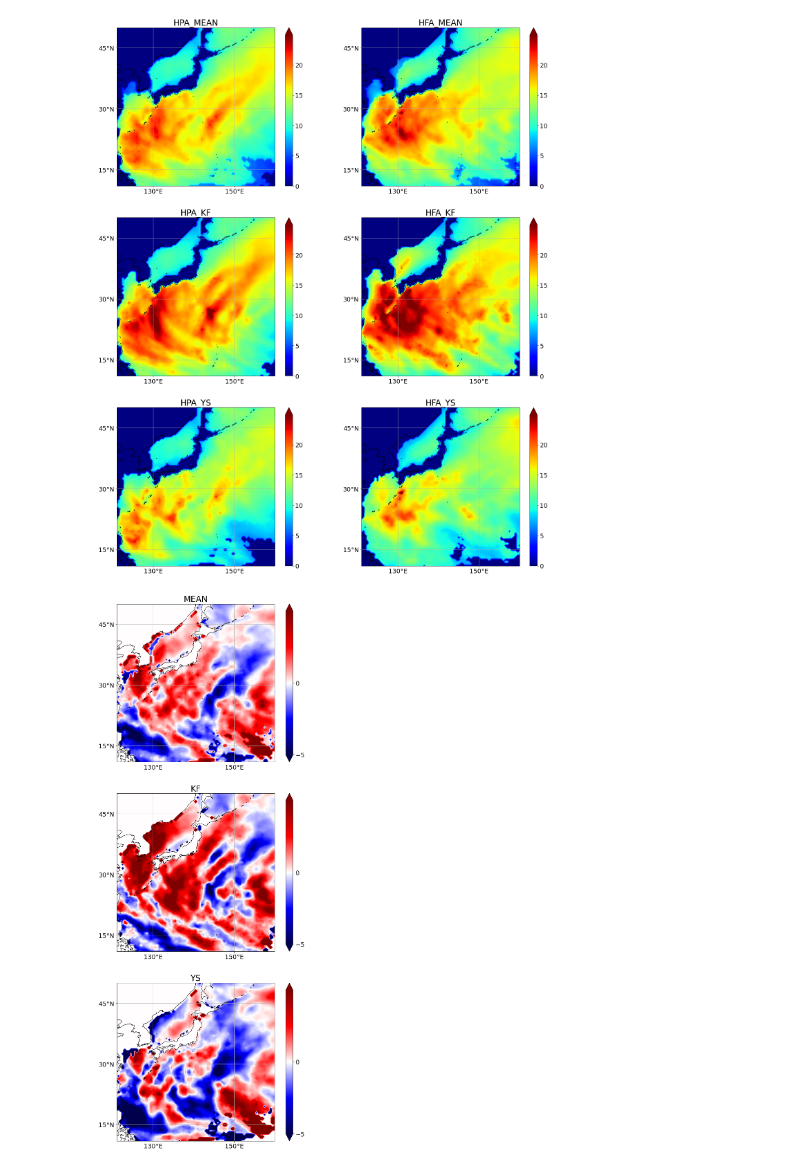
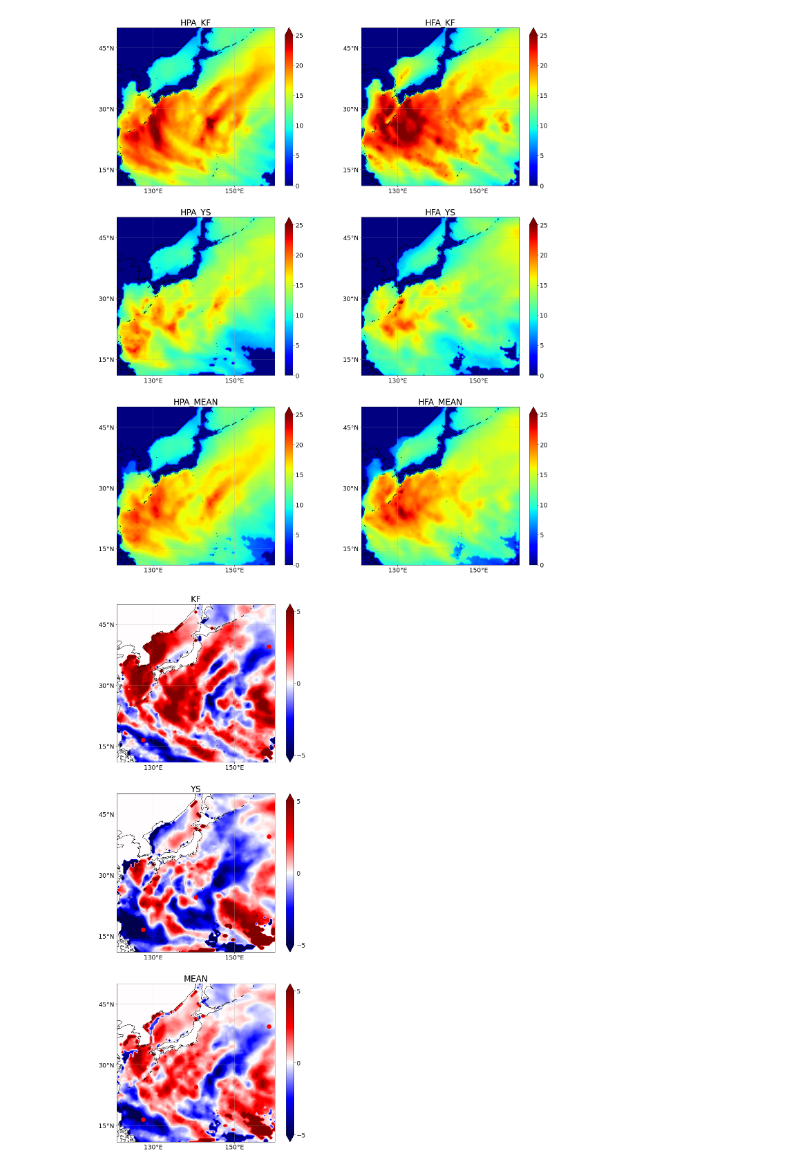
Before and after one commit to greedtn/MRI-AGCM3.2H, a Jupyter notebook: 10y_vizualize(100)(thr=6)/RV_diff.ipynb, the cells around one changed output. Drawn from its saved outputs; the diff is of its cells as text; code cells hidden in the pictures.

```diff
--- a/10y_vizualize(100)(thr=6)/RV_diff.ipynb
+++ b/10y_vizualize(100)(thr=6)/RV_diff.ipynb
@@ -12,7 +12,7 @@ import copy
 from cartopy.mpl.ticker import LongitudeFormatter, LatitudeFormatter
 import matplotlib.ticker as ticker
 
-MODEL = ['MEAN', 'KF', 'YS']
+MODEL = ['KF', 'YS', 'MEAN']
 
 with open('../lats.csv', 'r') as csv_file:
     csv_reader = reader(csv_file)
@@ -21,25 +21,22 @@ with open('../lons.csv', 'r') as csv_file:
     csv_reader = reader(csv_file)
     lons = list(csv_reader)
 
+# 緯度経度をstrからfloatに変換
 for i in range(79):
     for j in range(79):
         lats[i][j] = float(lats[i][j])
         lons[i][j] = float(lons[i][j])
 
-lat_s = lats[0][0]
-lat_n = lats[0][-1]
-lon_w = lons[0][0]
-lon_e = lons[-1][0]
-
 DATA_F = []
 DATA_P = []
 
-with open('RV_csv/HFA_AS.csv', 'r') as csv_file:
-    csv_reader = reader(csv_file)
-    DATA_F.append(list(csv_reader))
-with open('RV_csv/HPA_AS.csv', 'r') as csv_file:
-    csv_reader = reader(csv_file)
-    DATA_P.append(list(csv_reader))
+# ASは解析対象外
+# with open('RV_csv/HFA_AS.csv', 'r') as csv_file:
+#     csv_reader = reader(csv_file)
+#     DATA_F.append(list(csv_reader))
+# with open('RV_csv/HPA_AS.csv', 'r') as csv_file:
+#     csv_reader = reader(csv_file)
+#     DATA_P.append(list(csv_reader))
 with open('RV_csv/HFA_KF.csv', 'r') as csv_file:
     csv_reader = reader(csv_file)
     DATA_F.append(list(csv_reader))
@@ -56,28 +53,28 @@ with open('RV_csv/HPA_YS.csv', 'r') as csv_file:
 # str → float
 for i in range(79):
     for j in range(79):
-        for k in range(3):
+        for k in range(2):
             DATA_F[k][i][j] = float(DATA_F[k][i][j])
             DATA_P[k][i][j] = float(DATA_P[k][i][j])
 
-for i in range(3):
+# list → np-array
+for i in range(2):
     DATA_F[i] = np.array(DATA_F[i])
     DATA_P[i] = np.array(DATA_P[i])
-DATA_F[0] = (DATA_F[1] + DATA_F[2]) / 2
-DATA_P[0] = (DATA_P[1] + DATA_P[2]) / 2
+
+DATA_F.append((DATA_F[0] + DATA_F[1]) / 2)
+DATA_P.append((DATA_P[0] + DATA_P[1]) / 2)
 
 # 現在気候・将来気候のRV contour
 fig = plt.figure(figsize=(20, 24))
-levels = np.arange(0, 25, 0.1)
+levels = np.arange(0, 25.01, 0.01)
 for i in range(6):
     ax = fig.add_subplot(3, 2, i + 1, projection=ccrs.PlateCarree())
     if i % 2 == 0:
         a = plt.contourf(lons, lats, DATA_P[i // 2], levels=levels, transform=ccrs.PlateCarree(), cmap='jet', extend='max')
+        ax.set_title('HPA_' + MODEL[i // 2], fontsize=24)
     else:
         a = plt.contourf(lons, lats, DATA_F[i // 2], levels=levels, transform=ccrs.PlateCarree(), cmap='jet', extend='max')
-    if i % 2 == 0:
-        ax.set_title('HPA_' + MODEL[i // 2], fontsize=24)
-    else:
         ax.set_title('HFA_' + MODEL[i // 2], fontsize=24)
     c_bar = plt.colorbar(a, ticks=[0, 5, 10, 15, 20, 25])
     c_bar.ax.tick_params(labelsize=18)
@@ -93,36 +90,41 @@ for i in range(6):
     gl = ax.gridlines(crs=ccrs.PlateCarree(), draw_labels=False, alpha=0.5) # 経度線・緯度線ラベルを無効
     gl.xlocator = ticker.FixedLocator([130, 150]) # 経度線
     gl.ylocator = ticker.FixedLocator([15, 30, 45]) # 緯度線
 plt.subplots_adjust(left=0.05, right=0.95, bottom=0.05, top=0.95)
-# plt.savefig("../img(100)(thr=8)/10y_rv.png")
+plt.savefig("../img/10y_rv.png")
 plt.show()
 
-# 描画(将来気候と現在気候の最大波高の差)
+# 描画(差)
 fig = plt.figure(figsize=(10, 24))
-levels = np.arange(-5, 5, 0.01)
+levels = np.arange(-5, 5.01, 0.01)
 cmap = copy.copy(mpl.cm.get_cmap("seismic"))
+INDEX = [79*67 + 13, 79*51 + 39, 79*21 + 75]
 for i in range(3):
     ax = fig.add_subplot(3, 1, i + 1, projection=ccrs.PlateCarree())
     a = plt.contourf(lons, lats, DATA_F[i] - DATA_P[i], levels=levels, transform=ccrs.PlateCarree(), cmap=cmap, extend='both')
     c_bar = plt.colorbar(a, ticks=[-5, 0, 5])
     c_bar.ax.tick_params(labelsize=18)
     c_bar.ax.yaxis.set_minor_locator(ticker.NullLocator())
     ax.set_xticks([130,150], crs=ccrs.PlateCarree()) # gridを引く経度を指定 360にすると0Wが出ない
     ax.set_yticks([15, 30, 45], crs=ccrs.PlateCarree()) # gridを引く緯度を指定
     lon_formatter = LongitudeFormatter(zero_direction_label=True) # 経度
     lat_formatter = LatitudeFormatter() # 緯度。formatを指定することも可能
+    ### テストプロット
+    for idx in INDEX:
+        ax.plot(lons[idx // 79][idx % 79], lats[idx // 79][idx % 79], 'ro',markersize='12')
+    ### テストプロット
     ax.xaxis.set_major_formatter(lon_formatter)
     ax.yaxis.set_major_formatter(lat_formatter)
     ax.axes.tick_params(labelsize=18)
     ax.grid()
     ax.coastlines()
     gl = ax.gridlines(crs=ccrs.PlateCarree(), draw_labels=False, alpha=0.5) # 経度線・緯度線ラベルを無効
     gl.xlocator = ticker.FixedLocator([130, 150]) # 経度線
     gl.ylocator = ticker.FixedLocator([15, 30, 45]) # 緯度線
     ax.set_title(MODEL[i], fontsize=24)
 plt.subplots_adjust(left=0.05, right=0.95, bottom=0.05, top=0.95)
-# plt.savefig("../img(100)(thr=8)/diff_of_10y_rv.png")
+plt.savefig("../img/diff_of_10y_rv.png")
 plt.show()
 # %% [output]
-[figure, old version]
+[figure, new version]
-[figure, old version]
+[figure, new version]
```
Also changed, not shown: 9 other files.
